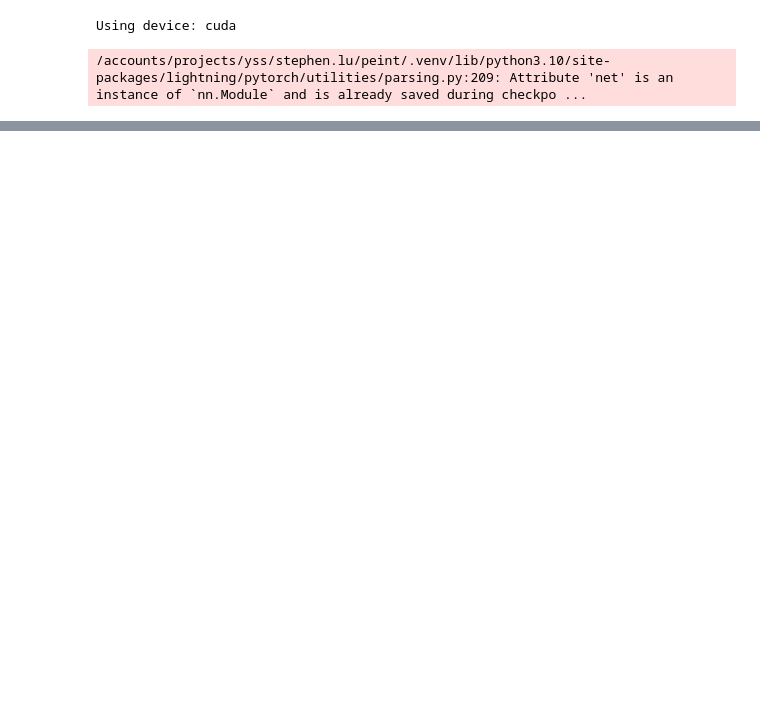
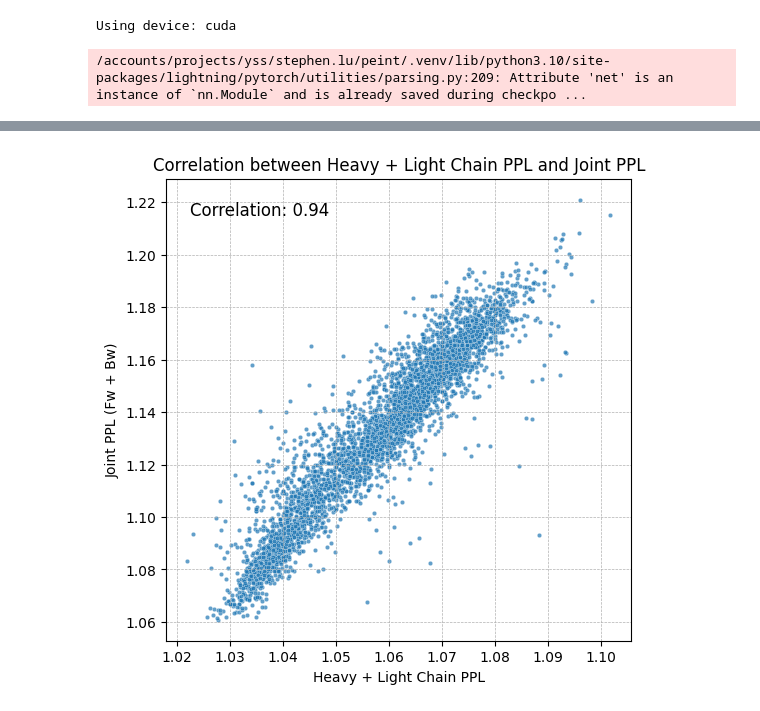
Before and after one commit to thematrixmaster/cosine, a Jupyter notebook: notebooks/dasm_analysis.ipynb, the cells around one changed output, grey strips where cells are left out. Drawn from its saved outputs; the diff is of its cells as text; code cells hidden in the pictures; blank space fills up the shorter version.

Commit message:
Cleanup branch

```diff
--- a/notebooks/dasm_analysis.ipynb
+++ b/notebooks/dasm_analysis.ipynb
@@ -242,4 +281,5 @@ df.set_index('mut', inplace=True)
 # %%
-heavy_transitions = [ f"{heavy_wt.strip()} {row.heavy.strip()} 0.5" for _, row in df.iterrows() ]
 dataloader = dataloader_from_transitions(heavy_transitions, batch_size=32, chain_id_offset=1)
-heavy_lls = infer_log_likelihoods(dataloader, module)
+# heavy_lls = infer_log_likelihoods(dataloader, module)
+heavy_logits = infer_logits(dataloader, module)
+print(heavy_logits.shape)  # (N, L, vocab_size)
@@ -246,4 +288,5 @@ heavy_lls = infer_log_likelihoods(dataloader, module)
 # %%
-light_transitions = [ f"{light_wt.strip()} {row.light.strip()} 0.5" for _, row in df.iterrows() ]
 dataloader = dataloader_from_transitions(light_transitions, batch_size=32, chain_id_offset=2)
-light_lls = infer_log_likelihoods(dataloader, module)
+# light_lls = infer_log_likelihoods(dataloader, module)
+light_logits = infer_logits(dataloader, module)
+print(light_logits.shape)  # (N, L, vocab_size)
@@ -255,16 +314,20 @@ df['heavy_plus_light_ppl'] = np.exp(-df['heavy_plus_light_ll'] / (len(heavy_wt)
 # %%
 heavy_transitions = []
 light_transitions = []
+all_transitions = []
 heavy_muts = []
 light_muts = []
 
 for i, row in df.iterrows():
     if row['heavy'] != heavy_wt:
         heavy_muts.append(row['heavy_mut'])
-        heavy_transitions.append(f"{heavy_wt.strip()}.{light_wt.strip()} {row.heavy.strip()}.{light_wt.strip()} 0.5")
+        heavy_transitions.append(f"{heavy_wt.strip()}.{light_wt.strip()} {row.heavy.strip()}.{light_wt.strip()} {row.branch_length}")
     if row['light'] != light_wt:
         light_muts.append(row['light_mut'])
-        light_transitions.append(f"{heavy_wt.strip()}.{light_wt.strip()} {heavy_wt.strip()}.{row.light.strip()} 0.5")
+        light_transitions.append(f"{heavy_wt.strip()}.{light_wt.strip()} {heavy_wt.strip()}.{row.light.strip()} {row.branch_length}")
+    all_transitions.append(
+        f"{heavy_wt.strip()}.{light_wt.strip()} {row.heavy.strip()}.{row.light.strip()} {row.branch_length}"
+    )
 # %%
 heavy_fw_dataloader = dataloader_from_transitions(heavy_transitions, batch_size=32, permute_method=None)
 light_fw_dataloader = dataloader_from_transitions(light_transitions, batch_size=32, permute_method=None)
@@ -278,8 +355,10 @@ light_bw_lls = infer_log_likelihoods(light_bw_dataloader, module)
 # %%
 for mut, fll, bll in zip(heavy_muts, heavy_fw_lls, heavy_bw_lls):
     ll = fll + bll
+    df.at[mut, 'joint_ll'] = ll
     df.at[mut, 'joint_ppl'] = np.exp(-ll / (len(heavy_wt) + len(light_wt)))
 
 for mut, fll, bll in zip(light_muts, light_fw_lls, light_bw_lls):
     ll = fll + bll
+    df.at[mut, 'joint_ll'] = ll
     df.at[mut, 'joint_ppl'] = np.exp(-ll / (len(heavy_wt) + len(light_wt)))
@@ -303 +382,18 @@ df
+# %%
+plt.figure(figsize=(6, 6))
+sns.scatterplot(data=df, x='heavy_plus_light_ppl', y='joint_ppl', alpha=0.7, s=10, legend=False)
+plt.xlabel('Heavy + Light Chain PPL')
+plt.ylabel('Joint PPL (Fw + Bw)')
+plt.title('Correlation between Heavy + Light Chain PPL and Joint PPL')
+plt.grid(True, which="both", ls="--", linewidth=0.5)
+
+corr = df[['heavy_plus_light_ppl', 'joint_ppl']].corr().iloc[0, 1]
+plt.text(0.05, 0.95, f'Correlation: {corr:.2f}', transform=plt.gca().transAxes, fontsize=12,
+         verticalalignment='top')
+
+from matplotlib.ticker import ScalarFormatter
+
+plt.show()
+# %% [output]
+[figure, added]
 # %%
```
Also changed, not shown: parts of 18 cells of this notebook, 1 other file.
